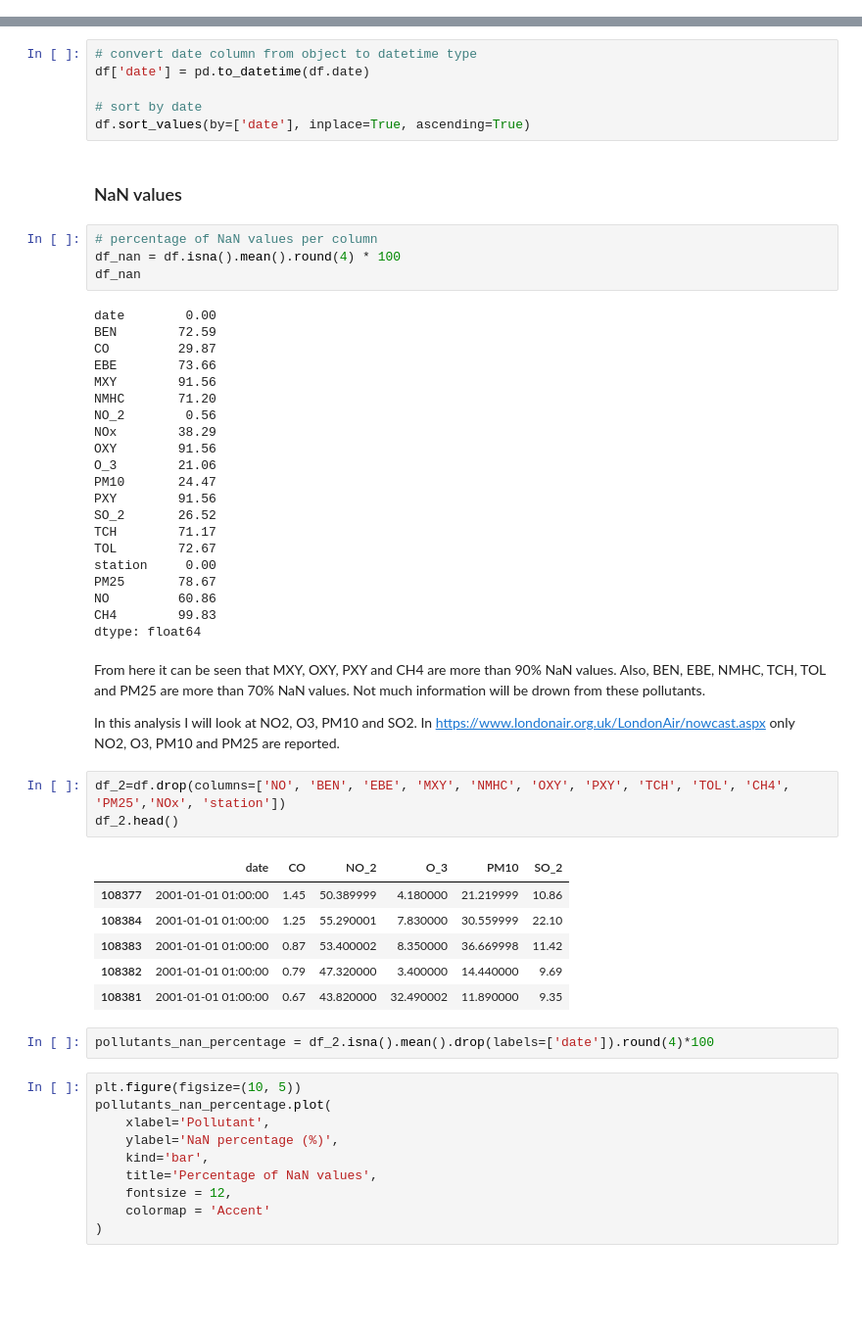
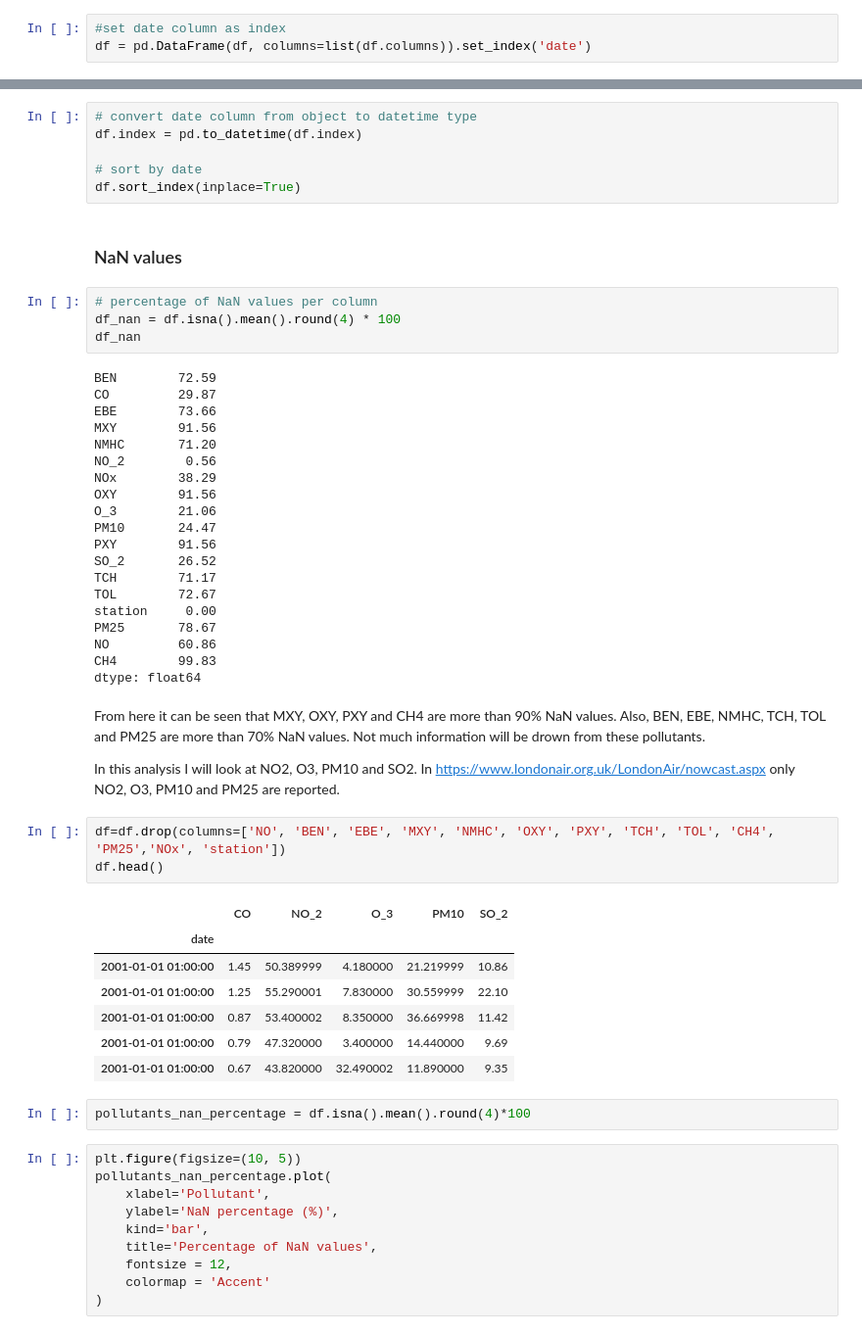
Before and after one commit to Jorge-Salmon/air_qualityMadrid, a Jupyter notebook: main.ipynb, the cells around one changed output, grey strips where cells are left out. Shown: that part at 98% size. Drawn from its saved outputs; the diff is of its cells as text; blank space fills up the shorter version.

```diff
--- a/main.ipynb
+++ b/main.ipynb
@@ -21,6 +21,9 @@ df = pd.read_csv('data\csvs_per_year\madrid_2001.csv')
 for year in range(2002, 2018):
     df_temp = pd.read_csv(f'data\csvs_per_year\madrid_{year}.csv')
     df = pd.concat([df, df_temp], axis = 0)
+# %%
+#set date column as index
+df = pd.DataFrame(df, columns=list(df.columns)).set_index('date')
 # %%
 df.head()
 # %% [output]
@@ -43,10 +48,10 @@ df.tail()
 ### Sort by dates
 # %%
 # convert date column from object to datetime type
-df['date'] = pd.to_datetime(df.date)
+df.index = pd.to_datetime(df.index)
 
 # sort by date
-df.sort_values(by=['date'], inplace=True, ascending=True)
+df.sort_index(inplace=True)
 # %% [markdown]
 ### NaN values
 # %%
@@ -54,7 +59,6 @@ df.sort_values(by=['date'], inplace=True, ascending=True)
 df_nan = df.isna().mean().round(4) * 100
 df_nan
 # %% [output]
-date        0.00
 BEN        72.59
 CO         29.87
 EBE        73.66
@@ -79,17 +83,18 @@ From here it can be seen that MXY, OXY, PXY and CH4 are more than 90% NaN values
 
 In this analysis I will look at NO2, O3, PM10 and SO2. In https://www.londonair.org.uk/LondonAir/nowcast.aspx only NO2, O3, PM10 and PM25 are reported.
 # %%
-df_2=df.drop(columns=['NO', 'BEN', 'EBE', 'MXY', 'NMHC', 'OXY', 'PXY', 'TCH', 'TOL', 'CH4', 'PM25','NOx', 'station'])
-df_2.head()
+df=df.drop(columns=['NO', 'BEN', 'EBE', 'MXY', 'NMHC', 'OXY', 'PXY', 'TCH', 'TOL', 'CH4', 'PM25','NOx', 'station'])
+df.head()
 # %% [output]
-|  | date | CO | NO_2 | O_3 | PM10 | SO_2 |
-| 108377 | 2001-01-01 01:00:00 | 1.45 | 50.389999 | 4.180000 | 21.219999 | 10.86 |
-| 108384 | 2001-01-01 01:00:00 | 1.25 | 55.290001 | 7.830000 | 30.559999 | 22.10 |
-| 108383 | 2001-01-01 01:00:00 | 0.87 | 53.400002 | 8.350000 | 36.669998 | 11.42 |
-| 108382 | 2001-01-01 01:00:00 | 0.79 | 47.320000 | 3.400000 | 14.440000 | 9.69 |
-| 108381 | 2001-01-01 01:00:00 | 0.67 | 43.820000 | 32.490002 | 11.890000 | 9.35 |
+|  | CO | NO_2 | O_3 | PM10 | SO_2 |
+| date |  |  |  |  |  |
+| 2001-01-01 01:00:00 | 1.45 | 50.389999 | 4.180000 | 21.219999 | 10.86 |
+| 2001-01-01 01:00:00 | 1.25 | 55.290001 | 7.830000 | 30.559999 | 22.10 |
+| 2001-01-01 01:00:00 | 0.87 | 53.400002 | 8.350000 | 36.669998 | 11.42 |
+| 2001-01-01 01:00:00 | 0.79 | 47.320000 | 3.400000 | 14.440000 | 9.69 |
+| 2001-01-01 01:00:00 | 0.67 | 43.820000 | 32.490002 | 11.890000 | 9.35 |
 # %%
-pollutants_nan_percentage = df_2.isna().mean().drop(labels=['date']).round(4)*100
+pollutants_nan_percentage = df.isna().mean().round(4)*100
 # %%
 plt.figure(figsize=(10, 5))
 pollutants_nan_percentage.plot(
```
Also changed, not shown: parts of 24 cells of this notebook.
